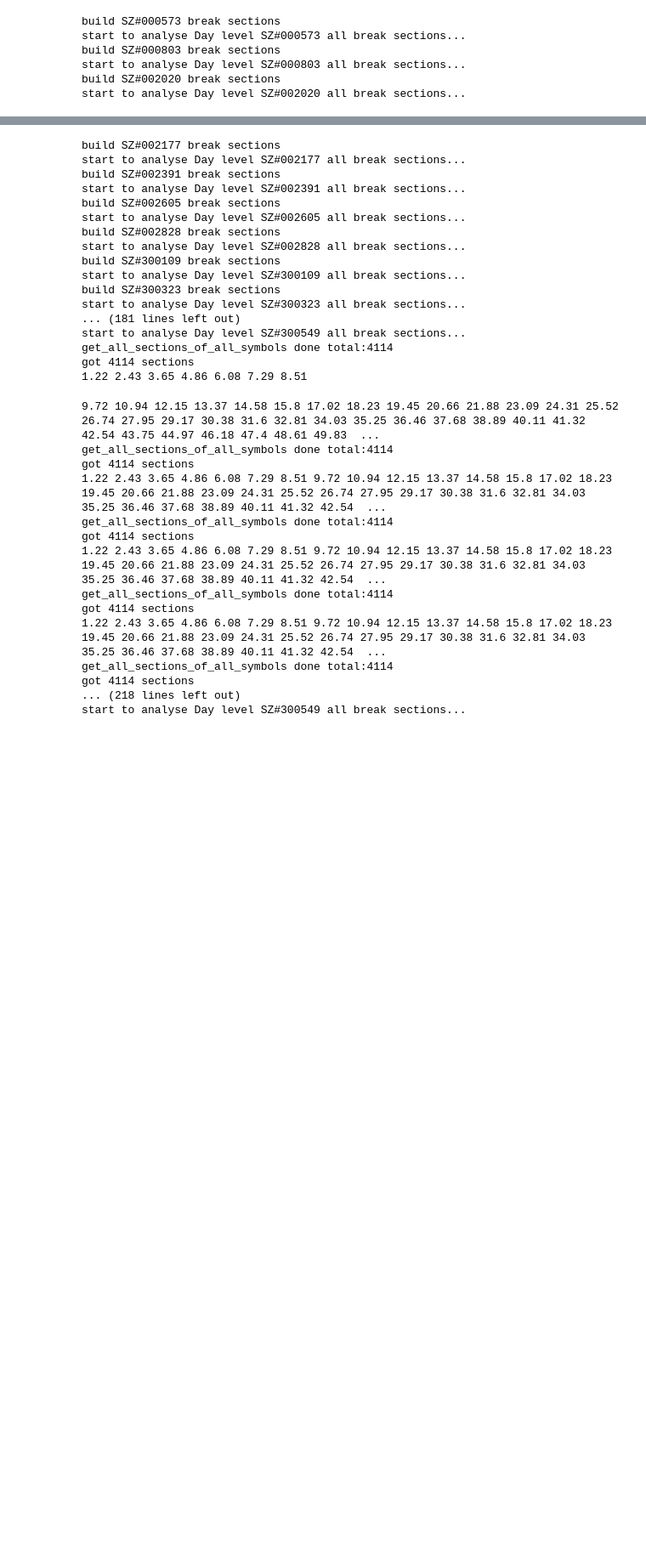
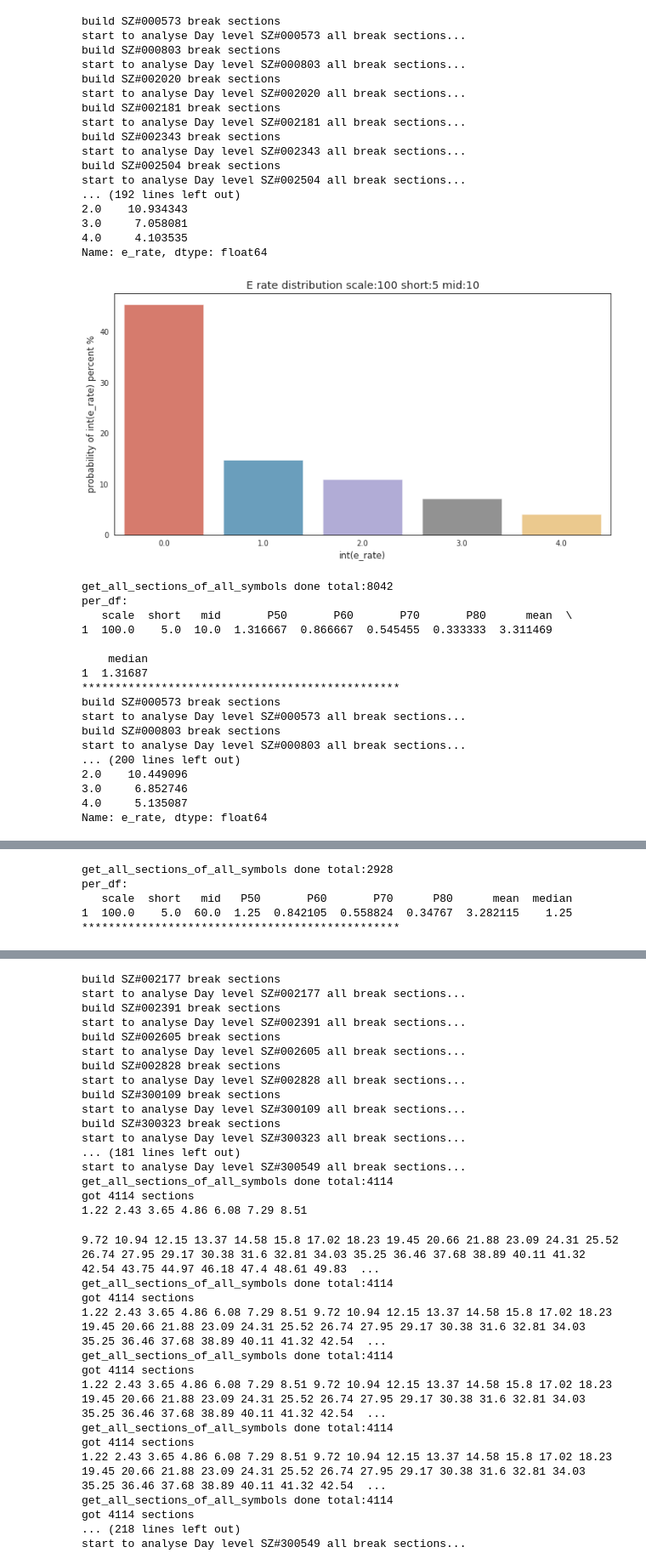
Before and after one commit to mojia/rocket, a Jupyter notebook: Runner_Rebuilder_1.ipynb, the cells around one changed output, grey strips where cells are left out. Shown at 85% size. Drawn from its saved outputs; the diff is of its cells as text; code cells hidden in the pictures; blank space fills up the shorter version.

Commit message:
start to rocket regression

```diff
--- a/Runner_Rebuilder_1.ipynb
+++ b/Runner_Rebuilder_1.ipynb
@@ -1,19 +1,51 @@
 # %%
 import pandas as pd
 
 %run EAdvantage.ipynb
 
-for short in [10]:
-    for mid in [60]:
+for short in [5]:
+    for mid in [10,20,30,40,50,60]:
         if(short<=mid):
             eAdvantage = EAdvantage(100,short,mid)
 
-            e_rate = eAdvantage.compute_E_rate_of_break_sections()
-            print(str(short)+','+str(mid)+','+str(e_rate))
+            eAdvantage.draw_e_rate_distribution()
+
+            per_df = eAdvantage.get_Per_x()
+            print('per_df:\n' + str(per_df))
+            print('************************************************')
 # %% [output]
 build SZ#000573 break sections
 start to analyse Day level SZ#000573 all break sections...
 build SZ#000803 break sections
 start to analyse Day level SZ#000803 all break sections...
 build SZ#002020 break sections
 start to analyse Day level SZ#002020 all break sections...
+build SZ#002181 break sections
+start to analyse Day level SZ#002181 all break sections...
+build SZ#002343 break sections
+start to analyse Day level SZ#002343 all break sections...
+build SZ#002504 break sections
+start to analyse Day level SZ#002504 all break sections...
+... (192 lines left out)
+2.0    10.934343
+3.0     7.058081
+4.0     4.103535
+Name: e_rate, dtype: float64
+[figure, added]
+get_all_sections_of_all_symbols done total:8042
+per_df:
+   scale  short   mid       P50       P60       P70       P80      mean  \
+1  100.0    5.0  10.0  1.316667  0.866667  0.545455  0.333333  3.311469
+
+    median
+1  1.31687
+************************************************
+build SZ#000573 break sections
+start to analyse Day level SZ#000573 all break sections...
+build SZ#000803 break sections
+start to analyse Day level SZ#000803 all break sections...
+... (200 lines left out)
+2.0    10.449096
+3.0     6.852746
+4.0     5.135087
+Name: e_rate, dtype: float64
@@ -20,3 +125,8 @@ start to analyse Day level SZ#002020 all break sections...
+get_all_sections_of_all_symbols done total:2928
+per_df:
+   scale  short   mid   P50       P60       P70      P80      mean  median
+1  100.0    5.0  60.0  1.25  0.842105  0.558824  0.34767  3.282115    1.25
+************************************************
 # %%
 %run BasicDataRebuilder.ipynb
 %run Constant.ipynb
```
Also changed, not shown: parts of 4 cells of this notebook, 5 other files.
